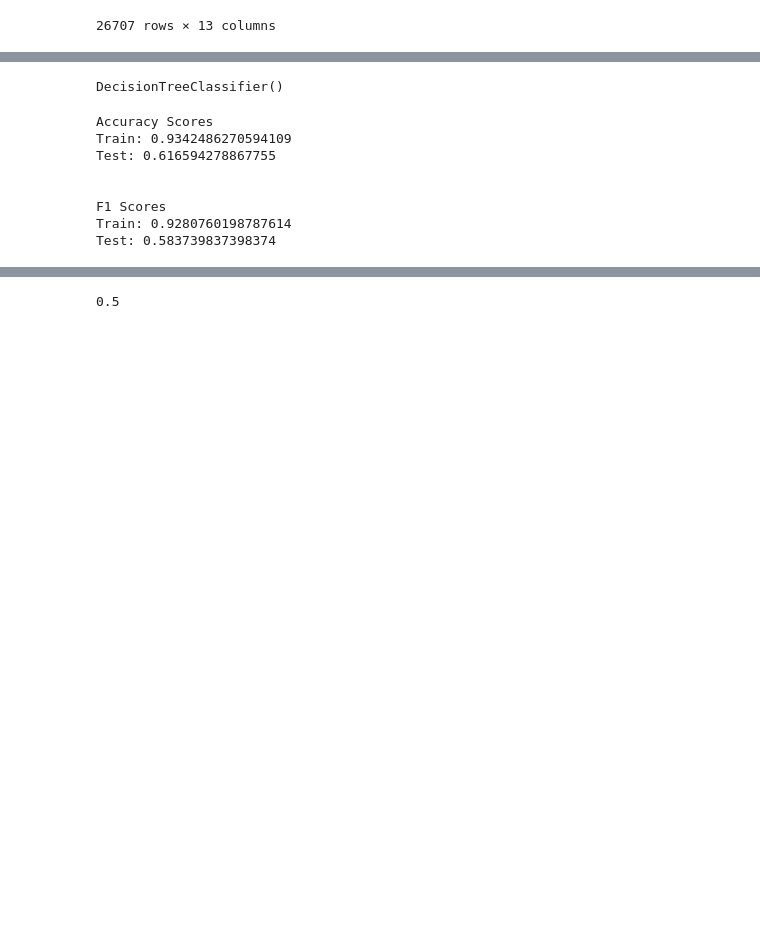
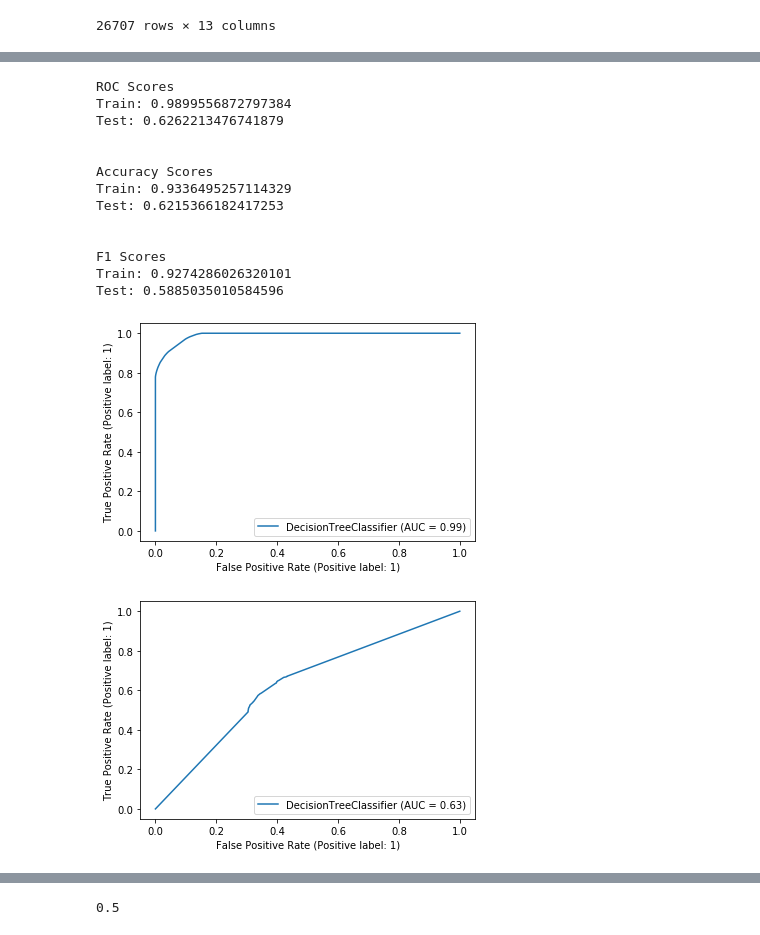
Before and after one commit to lilisbeit/Targeted-Flu-Vaccination-Outreach, a Jupyter notebook: main-notebook.ipynb, the cells around one changed output, grey strips where cells are left out. Cells and saved outputs as stored; diff of their text form; code cells hidden in the pictures; blank space fills up the shorter version.

Commit message:
tree models

```diff
--- a/main-notebook.ipynb
+++ b/main-notebook.ipynb
@@ -763,32 +816,24 @@ df.sort_values(by = 'abs_weight', ascending=False)
 # %%
 # let's do another model!
 
 tree = DecisionTreeClassifier()
 
-tree.fit(X_train_nans, y_train)
+ut.eval_tree(X_train_nans, X_test_nans, y_train, y_test, tree)
+
+# yikes, that's really overfit!  let's prune the tree
 # %% [output]
-DecisionTreeClassifier()
+ROC Scores
+Train: 0.9899556872797384
+Test: 0.6262213476741879
+
+
+Accuracy Scores
+Train: 0.9336495257114329
+Test: 0.6215366182417253
+
+
+F1 Scores
+Train: 0.9274286026320101
+Test: 0.5885035010584596
+[figure, added]
+[figure, added]
-# %%
-y_train_pred = tree.predict(X_train_nans)
-y_test_pred = tree.predict(X_test_nans)
-
-# print('ROC Scores')
-# print('Train:', roc_auc_score(y_train, clf.decision_function(X_train)))
-# print('Test:', roc_auc_score(y_test, clf.decision_function(X_test)))
-# print('\n')
-print('Accuracy Scores')
-print('Train:', accuracy_score(y_train, y_train_pred))
-print('Test:', accuracy_score(y_test, y_test_pred))
-print('\n')
-print('F1 Scores')
-print('Train:', f1_score(y_train, y_train_pred))
-print('Test:', f1_score(y_test, y_test_pred))
-# %% [output]
-Accuracy Scores
-Train: 0.9342486270594109
-Test: 0.616594278867755
-
-
-F1 Scores
-Train: 0.9280760198787614
-Test: 0.583739837398374
```
Also changed, not shown: parts of 38 cells of this notebook, 2 other files.
